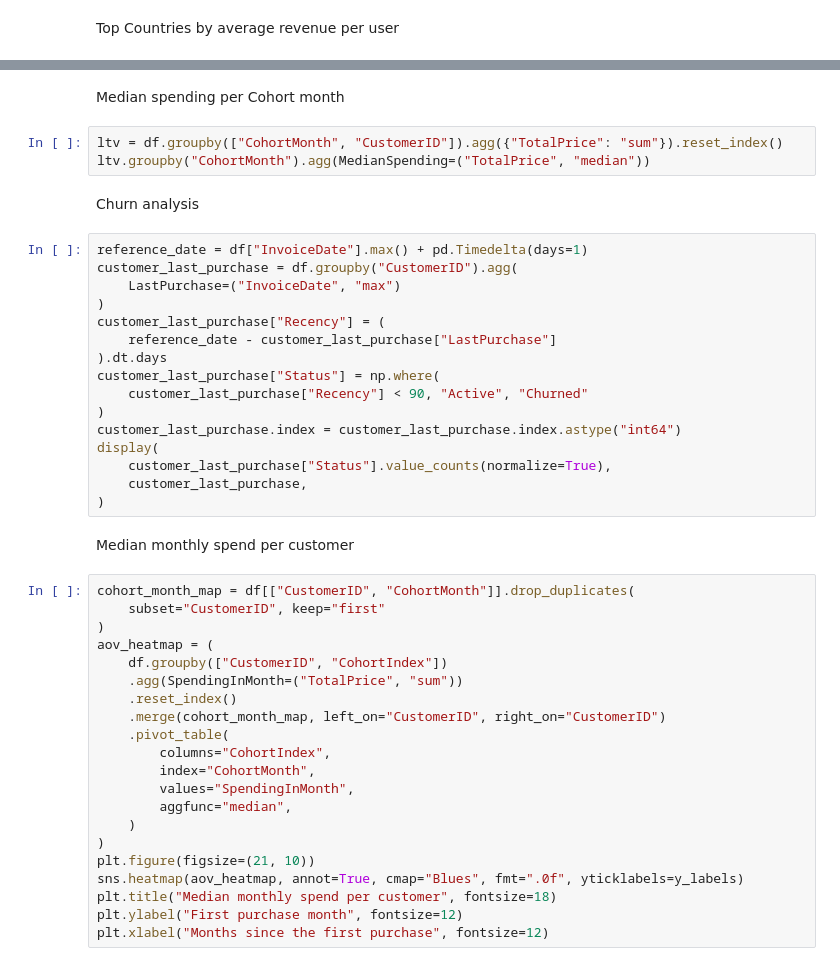
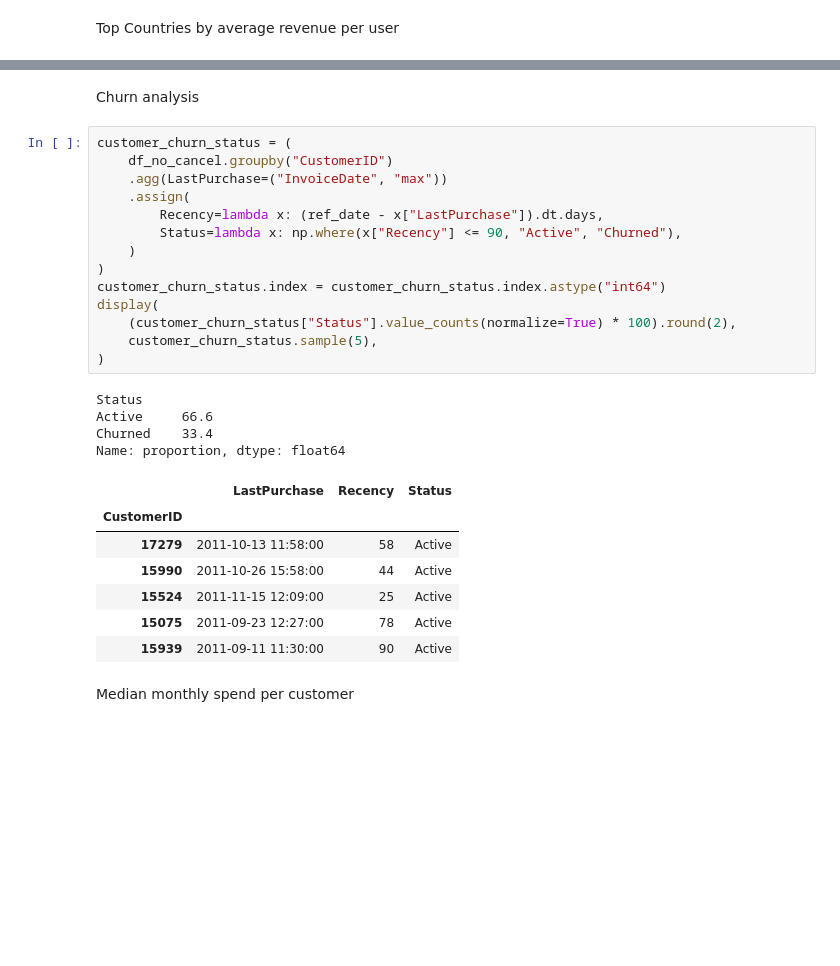
Before and after one commit to i-slusarczyk/online-retail-analysis, a Jupyter notebook: online_retail_analysis.ipynb, the cells around one changed output, grey strips where cells are left out. Drawn from its saved outputs; the diff is of its cells as text; blank space fills up the shorter version.

```diff
--- a/online_retail_analysis.ipynb
+++ b/online_retail_analysis.ipynb
@@ -365,46 +495,30 @@ arpu_summary
-# %% [markdown]
-Median spending per Cohort month
-# %%
-ltv = df.groupby(["CohortMonth", "CustomerID"]).agg({"TotalPrice": "sum"}).reset_index()
-ltv.groupby("CohortMonth").agg(MedianSpending=("TotalPrice", "median"))
 # %% [markdown]
 Churn analysis
 # %%
-reference_date = df["InvoiceDate"].max() + pd.Timedelta(days=1)
-customer_last_purchase = df.groupby("CustomerID").agg(
-    LastPurchase=("InvoiceDate", "max")
+customer_churn_status = (
+    df_no_cancel.groupby("CustomerID")
+    .agg(LastPurchase=("InvoiceDate", "max"))
+    .assign(
+        Recency=lambda x: (ref_date - x["LastPurchase"]).dt.days,
+        Status=lambda x: np.where(x["Recency"] <= 90, "Active", "Churned"),
+    )
 )
-customer_last_purchase["Recency"] = (
-    reference_date - customer_last_purchase["LastPurchase"]
-).dt.days
-customer_last_purchase["Status"] = np.where(
-    customer_last_purchase["Recency"] < 90, "Active", "Churned"
+customer_churn_status.index = customer_churn_status.index.astype("int64")
+display(
+    (customer_churn_status["Status"].value_counts(normalize=True) * 100).round(2),
+    customer_churn_status.sample(5),
 )
-customer_last_purchase.index = customer_last_purchase.index.astype("int64")
-display(
-    customer_last_purchase["Status"].value_counts(normalize=True),
-    customer_last_purchase,
-)
+# %% [output]
+Status
+Active     66.6
+Churned    33.4
+Name: proportion, dtype: float64
+|  | LastPurchase | Recency | Status |
+| CustomerID |  |  |  |
+| 17279 | 2011-10-13 11:58:00 | 58 | Active |
+| 15990 | 2011-10-26 15:58:00 | 44 | Active |
+| 15524 | 2011-11-15 12:09:00 | 25 | Active |
+| 15075 | 2011-09-23 12:27:00 | 78 | Active |
+| 15939 | 2011-09-11 11:30:00 | 90 | Active |
 # %% [markdown]
 Median monthly spend per customer
-# %%
-cohort_month_map = df[["CustomerID", "CohortMonth"]].drop_duplicates(
-    subset="CustomerID", keep="first"
-)
-aov_heatmap = (
-    df.groupby(["CustomerID", "CohortIndex"])
-    .agg(SpendingInMonth=("TotalPrice", "sum"))
-    .reset_index()
-    .merge(cohort_month_map, left_on="CustomerID", right_on="CustomerID")
-    .pivot_table(
-        columns="CohortIndex",
-        index="CohortMonth",
-        values="SpendingInMonth",
-        aggfunc="median",
-    )
-)
-plt.figure(figsize=(21, 10))
-sns.heatmap(aov_heatmap, annot=True, cmap="Blues", fmt=".0f", yticklabels=y_labels)
-plt.title("Median monthly spend per customer", fontsize=18)
-plt.ylabel("First purchase month", fontsize=12)
-plt.xlabel("Months since the first purchase", fontsize=12)
```
Also changed, not shown: parts of 19 cells of this notebook.
